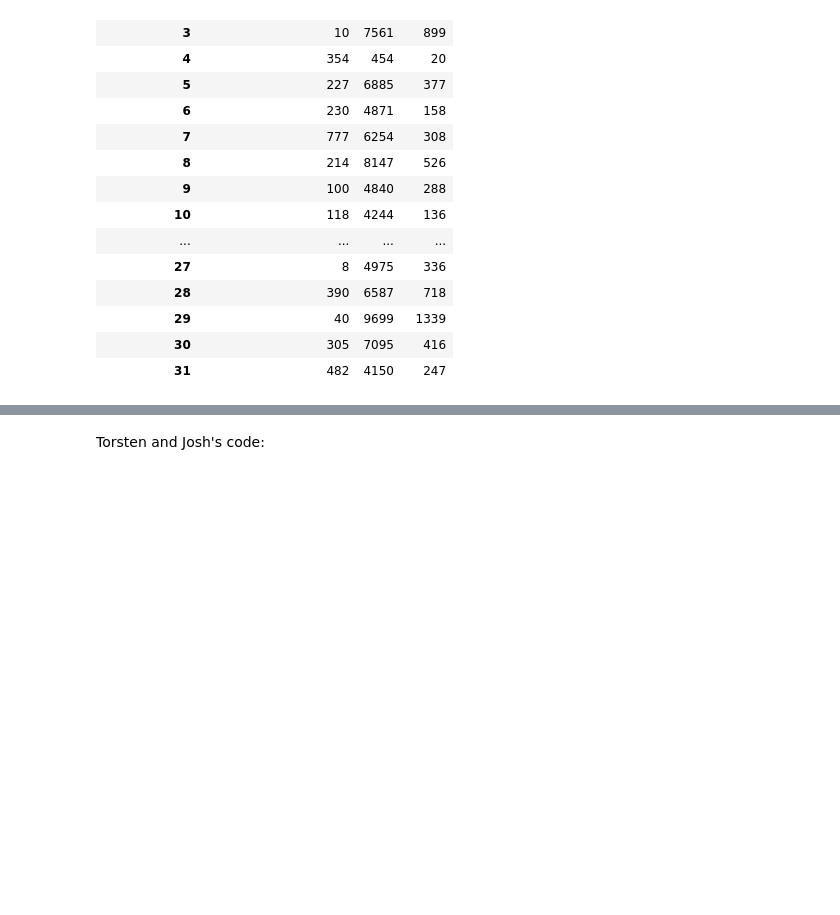
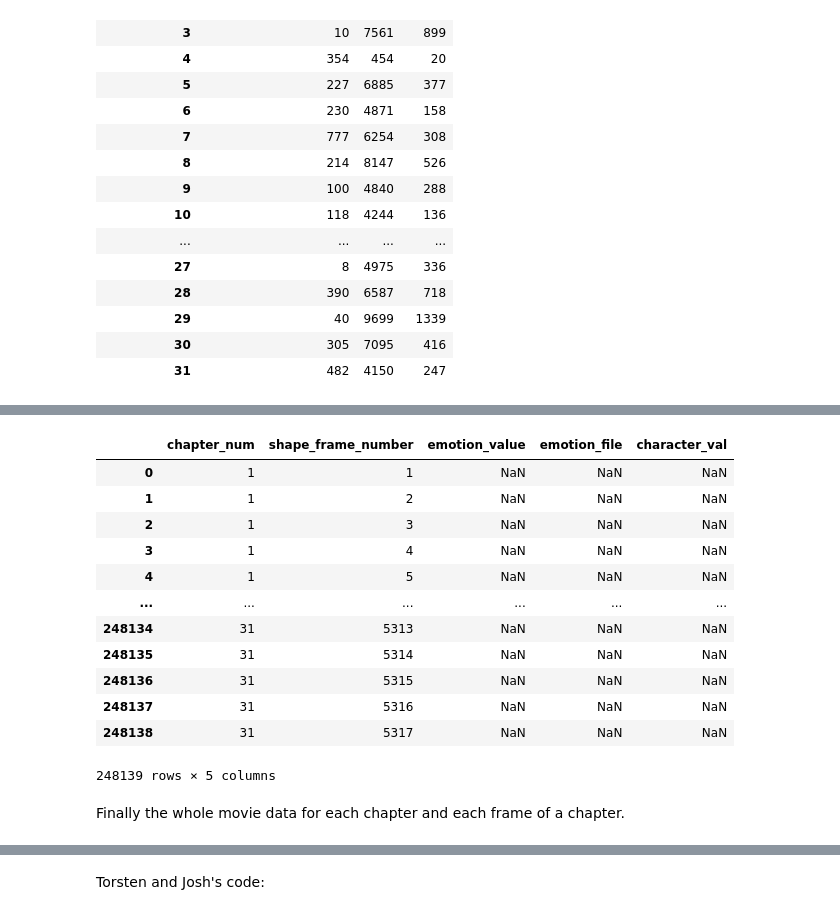
Before and after one commit to SteinwayThor/eeg-features-movies, a Jupyter notebook: EDA_and_Data_Extraction.ipynb, the cells around one changed output, grey strips where cells are left out. Cells and saved outputs as stored; diff of their text form; code cells hidden in the pictures; blank space fills up the shorter version.

```diff
--- a/EDA_and_Data_Extraction.ipynb
+++ b/EDA_and_Data_Extraction.ipynb
@@ -853,3 +870,33 @@ data_min_max
 | 29 | 40 | 9699 | 1339 |
 | 30 | 305 | 7095 | 416 |
 | 31 | 482 | 4150 | 247 |
+# %%
+def frame_count(video_path, manual=False):
+    def manual_count(handler):
+        frames = 0
+        while True:
+            status, frame = handler.read()
+            if not status:
+                break
+            frames += 1
+        return frames
+
+    cap = cv2.VideoCapture(video_path)
+    # Slow, inefficient but 100% accurate method
+    if manual:
+        frames = manual_count(cap)
+    # Fast, efficient but inaccurate method
+    else:
+        try:
+            frames = int(cap.get(cv2.CAP_PROP_FRAME_COUNT))
+        except:
+            frames = manual_count(cap)
+    cap.release()
+    return frames
+# %%
+chapter_frames = {}
+for movie in os.listdir('/content/drive/MyDrive/Movie Data/e0018RI/skyfall'):
+  if '.avi' in movie:
+    print(movie, movie.split('_')[1][:2])
+    video_path = '/content/drive/MyDrive/Movie Data/e0018RI/skyfall/' + movie
+    chapter_frames[movie.split('_')[1][:2]] = frame_count(video_path, manual=True)
@@ -855,0 +925,2 @@ data_min_max
+# %%
+chapter_frames = dict(sorted(chapter_frames.items(), key=lambda item: item[0]))
@@ -855,0 +948,26 @@ data_min_max
+# %%
+movie_data = {}
+for col in list(frame_level.columns):
+  movie_data[col] = []
+for chapter in chapter_frames:
+  movie_data['chapter_num'].extend(np.repeat(int(chapter), chapter_frames[chapter]))
+  movie_data['shape_frame_number'].extend(np.arange(1,chapter_frames[chapter]+1))
+  movie_data['emotion_value'].extend(np.repeat(np.nan, chapter_frames[chapter]))
+  movie_data['emotion_file'].extend(np.repeat(np.nan, chapter_frames[chapter]))
+  movie_data['character_val'].extend(np.repeat(np.nan, chapter_frames[chapter]))
+movie_data = pd.DataFrame(movie_data)
+movie_data
+# %% [output]
+|  | chapter_num | shape_frame_number | emotion_value | emotion_file | character_val |
+| 0 | 1 | 1 | NaN | NaN | NaN |
+| 1 | 1 | 2 | NaN | NaN | NaN |
+| 2 | 1 | 3 | NaN | NaN | NaN |
+| 3 | 1 | 4 | NaN | NaN | NaN |
+| 4 | 1 | 5 | NaN | NaN | NaN |
+| ... | ... | ... | ... | ... | ... |
+| 248134 | 31 | 5313 | NaN | NaN | NaN |
+| 248135 | 31 | 5314 | NaN | NaN | NaN |
+| 248136 | 31 | 5315 | NaN | NaN | NaN |
+| 248137 | 31 | 5316 | NaN | NaN | NaN |
+| 248138 | 31 | 5317 | NaN | NaN | NaN |
+248139 rows × 5 columns
@@ -855,0 +981,2 @@ data_min_max
+# %% [markdown]
+Finally the whole movie data for each chapter and each frame of a chapter.
```
Also changed, not shown: parts of 7 cells of this notebook.
